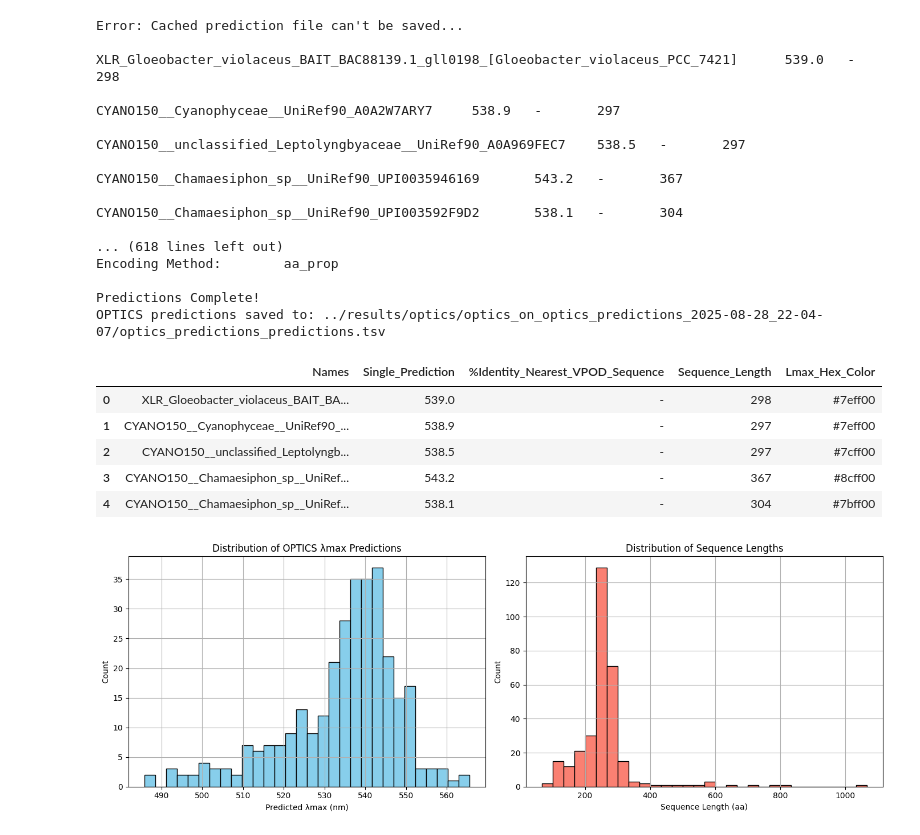
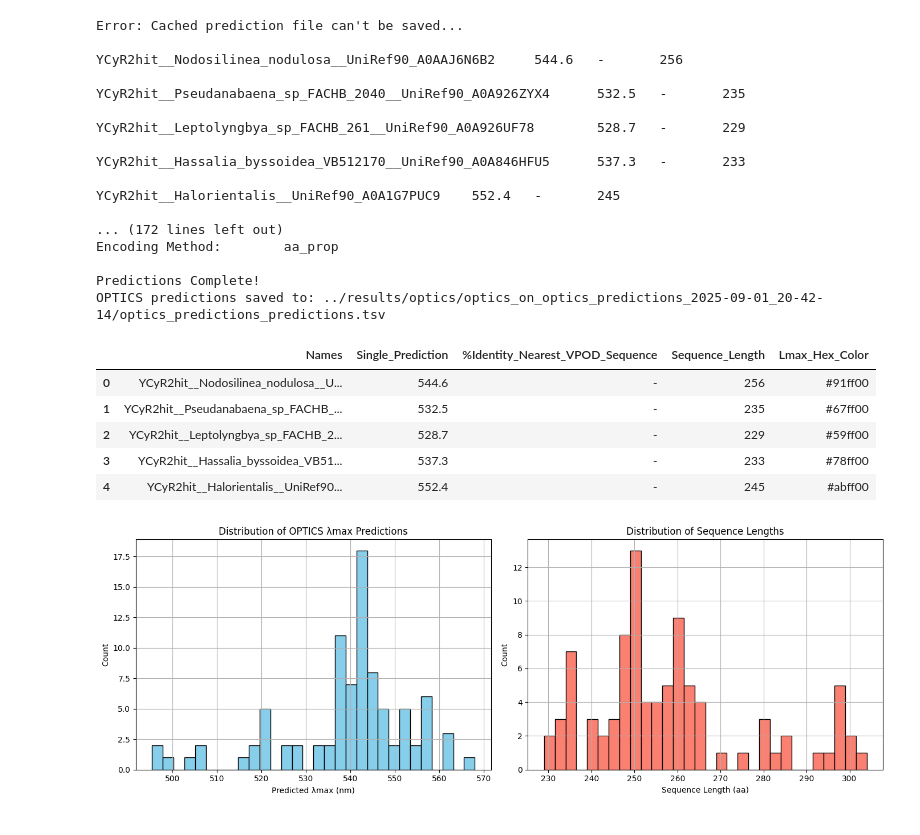
Before and after one commit to ucsb-oakley-lab/cyano_rhodopsins, a Jupyter notebook: notebooks/02_OPTICS_predict_lmax.ipynb, the cells around one changed output. Saved outputs shown, nothing was run; the diff lists cells and outputs as text; code cells hidden in the pictures.

```diff
--- a/notebooks/02_OPTICS_predict_lmax.ipynb
+++ b/notebooks/02_OPTICS_predict_lmax.ipynb
@@ -1,6 +1,18 @@
 # %%
 import sys
 from pathlib import Path
+
+#Define paths for current project
+# --- Centralized paths ---
+ROOT = Path("..")
+DATA = ROOT / "data"
+LOGS = ROOT / "logs"
+SCRIPTS = ROOT / "scripts"
+RESULTS = ROOT / "results"
+ALIGN_DIR = RESULTS / "align"
+TREE_DIR = RESULTS / "trees"
+FIGURES = RESULTS / "figures"
+
 
 # Set the path to your local optics codebase
 optics_path = str(Path.home() / "labdata/users/Oakley/GitHub/optics")
@@ -10,7 +22,7 @@ if optics_path not in sys.path:
 from optics_predictions import run_optics_predictions
 
 # Input FASTA: deduplicated, combined rhodopsin sequences
-fasta_file = "../data/combined_deduped.fa"
+fasta_file = DATA / "pumphits_culled.fasta"
 results_dir = "../results/optics"
 
 # Run OPTICS predictions with options matching the CLI help
@@ -31,54 +43,54 @@ optics_df.head()
 # %% [output]
 Error: Cached prediction file can't be saved...
 
-XLR_Gloeobacter_violaceus_BAIT_BAC88139.1_gll0198_[Gloeobacter_violaceus_PCC_7421]      539.0   -       298
+YCyR2hit__Nodosilinea_nodulosa__UniRef90_A0AAJ6N6B2     544.6   -       256
 
-CYANO150__Cyanophyceae__UniRef90_A0A2W7ARY7     538.9   -       297
+YCyR2hit__Pseudanabaena_sp_FACHB_2040__UniRef90_A0A926ZYX4      532.5   -       235
 
-CYANO150__unclassified_Leptolyngbyaceae__UniRef90_A0A969FEC7    538.5   -       297
+YCyR2hit__Leptolyngbya_sp_FACHB_261__UniRef90_A0A926UF78        528.7   -       229
 
-CYANO150__Chamaesiphon_sp__UniRef90_UPI0035946169       543.2   -       367
+YCyR2hit__Hassalia_byssoidea_VB512170__UniRef90_A0A846HFU5      537.3   -       233
 
-CYANO150__Chamaesiphon_sp__UniRef90_UPI003592F9D2       538.1   -       304
+YCyR2hit__Halorientalis__UniRef90_A0A1G7PUC9    552.4   -       245
 
-... (618 lines left out)
+... (172 lines left out)
 Encoding Method:        aa_prop
 
 Predictions Complete!
-OPTICS predictions saved to: ../results/optics/optics_on_optics_predictions_2025-08-28_22-04-07/optics_predictions_predictions.tsv
+OPTICS predictions saved to: ../results/optics/optics_on_optics_predictions_2025-09-01_20-42-14/optics_predictions_predictions.tsv
 |  | Names | Single_Prediction | %Identity_Nearest_VPOD_Sequence | Sequence_Length | Lmax_Hex_Color |
-| 0 | XLR_Gloeobacter_violaceus_BAIT_BA... | 539.0 | - | 298 | #7eff00 |
-| 1 | CYANO150__Cyanophyceae__UniRef90_... | 538.9 | - | 297 | #7eff00 |
-| 2 | CYANO150__unclassified_Leptolyngb... | 538.5 | - | 297 | #7cff00 |
-| 3 | CYANO150__Chamaesiphon_sp__UniRef... | 543.2 | - | 367 | #8cff00 |
-| 4 | CYANO150__Chamaesiphon_sp__UniRef... | 538.1 | - | 304 | #7bff00 |
+| 0 | YCyR2hit__Nodosilinea_nodulosa__U... | 544.6 | - | 256 | #91ff00 |
+| 1 | YCyR2hit__Pseudanabaena_sp_FACHB_... | 532.5 | - | 235 | #67ff00 |
+| 2 | YCyR2hit__Leptolyngbya_sp_FACHB_2... | 528.7 | - | 229 | #59ff00 |
+| 3 | YCyR2hit__Hassalia_byssoidea_VB51... | 537.3 | - | 233 | #78ff00 |
+| 4 | YCyR2hit__Halorientalis__UniRef90... | 552.4 | - | 245 | #abff00 |
 # %%
 #Plot histograms for sequence length and OPTICS predictions of lambda-max
 
 %matplotlib inline
 import pandas as pd
 import matplotlib.pyplot as plt
 
 # Load the OPTICS results TSV
-optics_tsv = "../results/optics/optics_on_optics_predictions_2025-08-28_22-04-07/optics_predictions_predictions.tsv"
+optics_tsv = "../results/optics/optics_on_optics_predictions_2025-09-01_20-42-14/optics_predictions_predictions.tsv"
 df = pd.read_csv(optics_tsv, sep="\t")
 
 # Plot histograms of lambda-max predictions and sequence length
 fig, axes = plt.subplots(1, 2, figsize=(14, 5))
 
 # Histogram for lambda-max predictions
 df["Single_Prediction"].hist(bins=30, color="skyblue", edgecolor="black", ax=axes[0])
 axes[0].set_xlabel("Predicted λmax (nm)")
 axes[0].set_ylabel("Count")
 axes[0].set_title("Distribution of OPTICS λmax Predictions")
 
 # Histogram for sequence length
 df["Sequence_Length"].hist(bins=30, color="salmon", edgecolor="black", ax=axes[1])
 axes[1].set_xlabel("Sequence Length (aa)")
 axes[1].set_ylabel("Count")
 axes[1].set_title("Distribution of Sequence Lengths")
 
 plt.tight_layout()
 plt.show()
 # %% [output]
-[figure, old version]
+[figure, new version]
```
Also changed, not shown: 37 other files.
